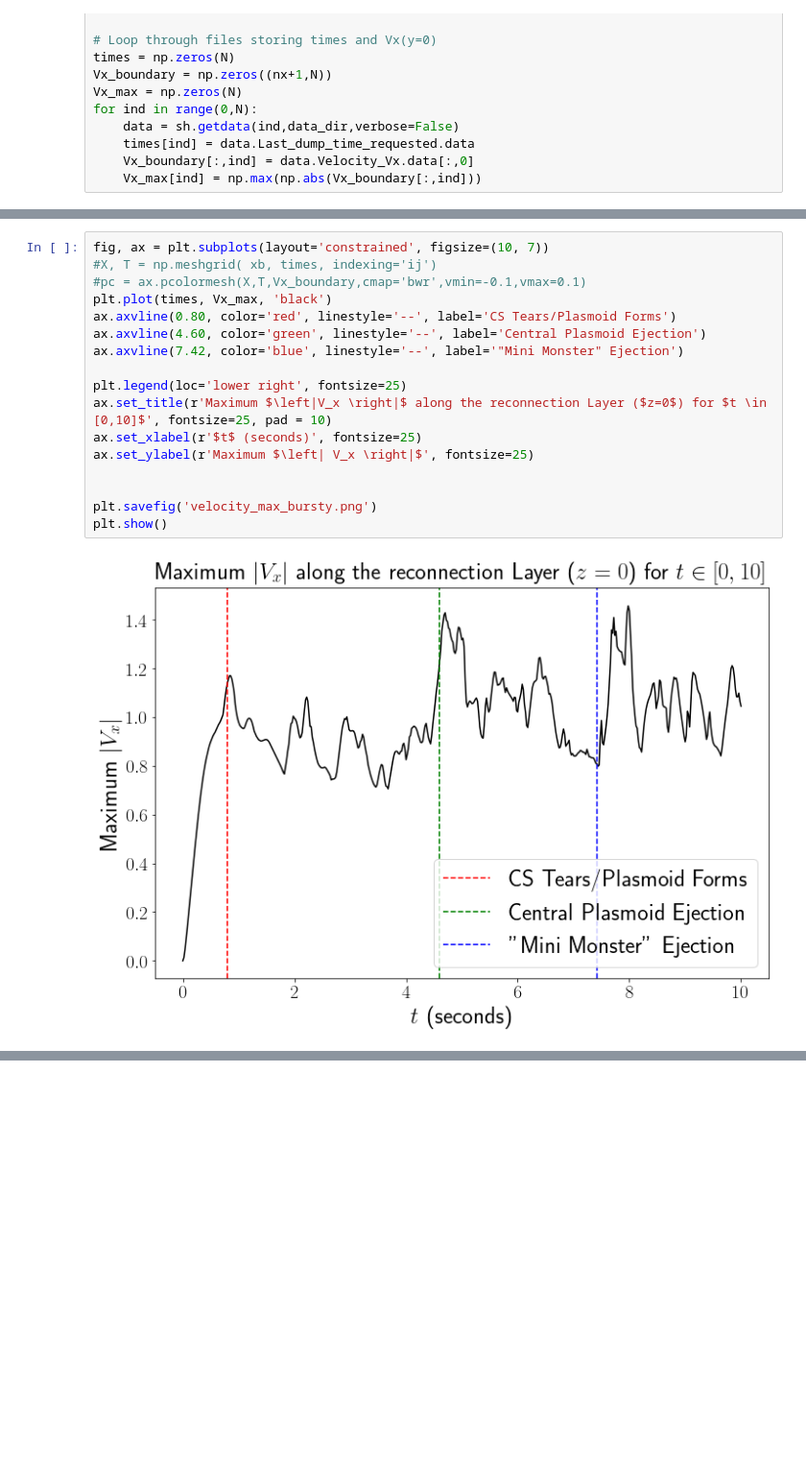
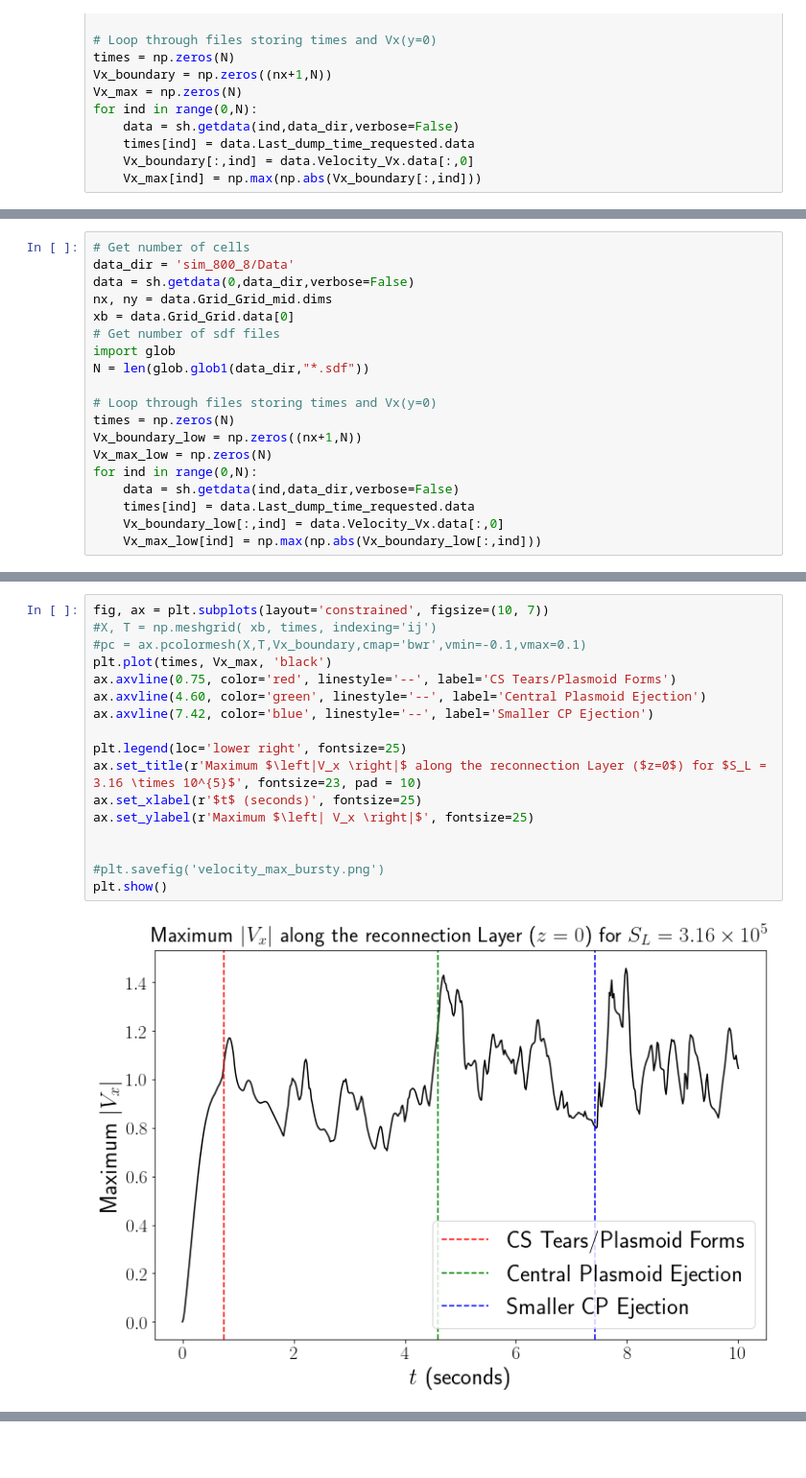
Before and after one commit to conanliptortt/MMath-Project-CL, a Jupyter notebook: Velocity_Reco_Layer/velocity_reco_layer.ipynb, the cells around one changed output, grey strips where cells are left out. Shown: that part at 96% size. Saved outputs shown, nothing was run; the diff lists cells and outputs as text; blank space fills up the shorter version.

```diff
--- a/Velocity_Reco_Layer/velocity_reco_layer.ipynb
+++ b/Velocity_Reco_Layer/velocity_reco_layer.ipynb
@@ -48,0 +72,19 @@ for ind in range(0,N):
+# %%
+# Get number of cells
+data_dir = 'sim_800_8/Data'
+data = sh.getdata(0,data_dir,verbose=False)
+nx, ny = data.Grid_Grid_mid.dims
+xb = data.Grid_Grid.data[0]
+# Get number of sdf files
+import glob
+N = len(glob.glob1(data_dir,"*.sdf"))
+
+# Loop through files storing times and Vx(y=0)
+times = np.zeros(N)
+Vx_boundary_low = np.zeros((nx+1,N))
+Vx_max_low = np.zeros(N)
+for ind in range(0,N):
+    data = sh.getdata(ind,data_dir,verbose=False)
+    times[ind] = data.Last_dump_time_requested.data
+    Vx_boundary_low[:,ind] = data.Velocity_Vx.data[:,0]
+    Vx_max_low[ind] = np.max(np.abs(Vx_boundary_low[:,ind]))
@@ -49,19 +93,19 @@ for ind in range(0,N):
 # %%
 fig, ax = plt.subplots(layout='constrained', figsize=(10, 7))
 #X, T = np.meshgrid( xb, times, indexing='ij')
 #pc = ax.pcolormesh(X,T,Vx_boundary,cmap='bwr',vmin=-0.1,vmax=0.1)
 plt.plot(times, Vx_max, 'black')
-ax.axvline(0.80, color='red', linestyle='--', label='CS Tears/Plasmoid Forms')
+ax.axvline(0.75, color='red', linestyle='--', label='CS Tears/Plasmoid Forms')
 ax.axvline(4.60, color='green', linestyle='--', label='Central Plasmoid Ejection')
-ax.axvline(7.42, color='blue', linestyle='--', label='"Mini Monster" Ejection')
+ax.axvline(7.42, color='blue', linestyle='--', label='Smaller CP Ejection')
 
 plt.legend(loc='lower right', fontsize=25)
-ax.set_title(r'Maximum $\left|V_x \right|$ along the reconnection Layer ($z=0$) for $t \in [0,10]$', fontsize=25, pad = 10)
+ax.set_title(r'Maximum $\left|V_x \right|$ along the reconnection Layer ($z=0$) for $S_L = 3.16 \times 10^{5}$', fontsize=23, pad = 10)
 ax.set_xlabel(r'$t$ (seconds)', fontsize=25)
 ax.set_ylabel(r'Maximum $\left| V_x \right|$', fontsize=25)
 
 
-plt.savefig('velocity_max_bursty.png')
+#plt.savefig('velocity_max_bursty.png')
 plt.show()
 # %% [output]
-[figure, old version]
+[figure, new version]
```
Also changed, not shown: parts of 8 cells of this notebook.
